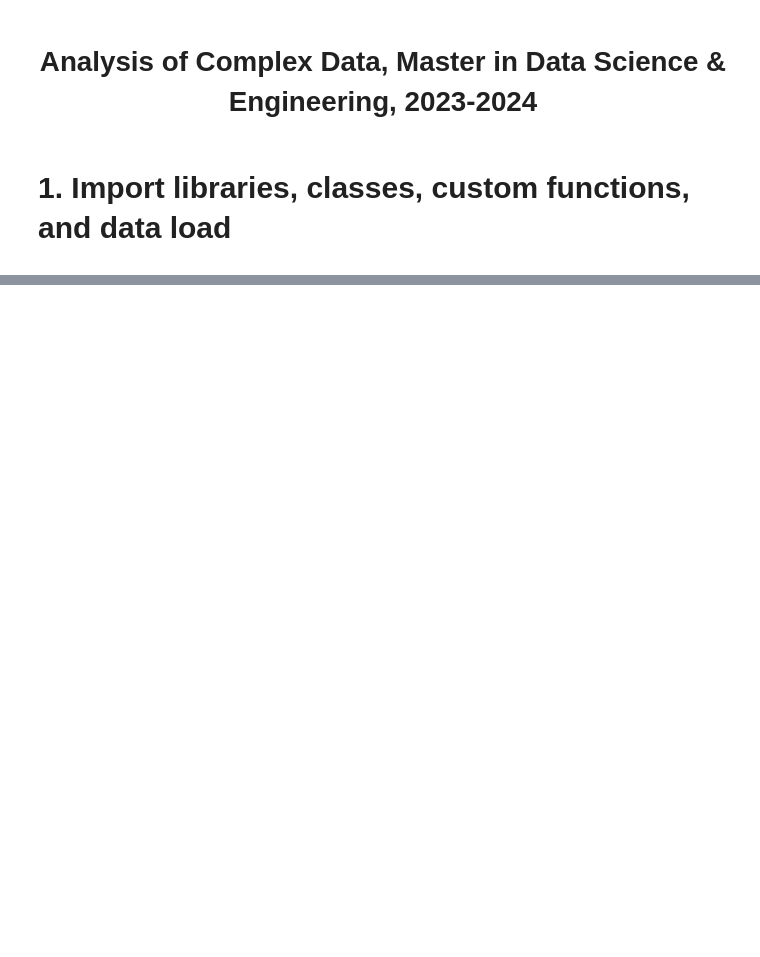
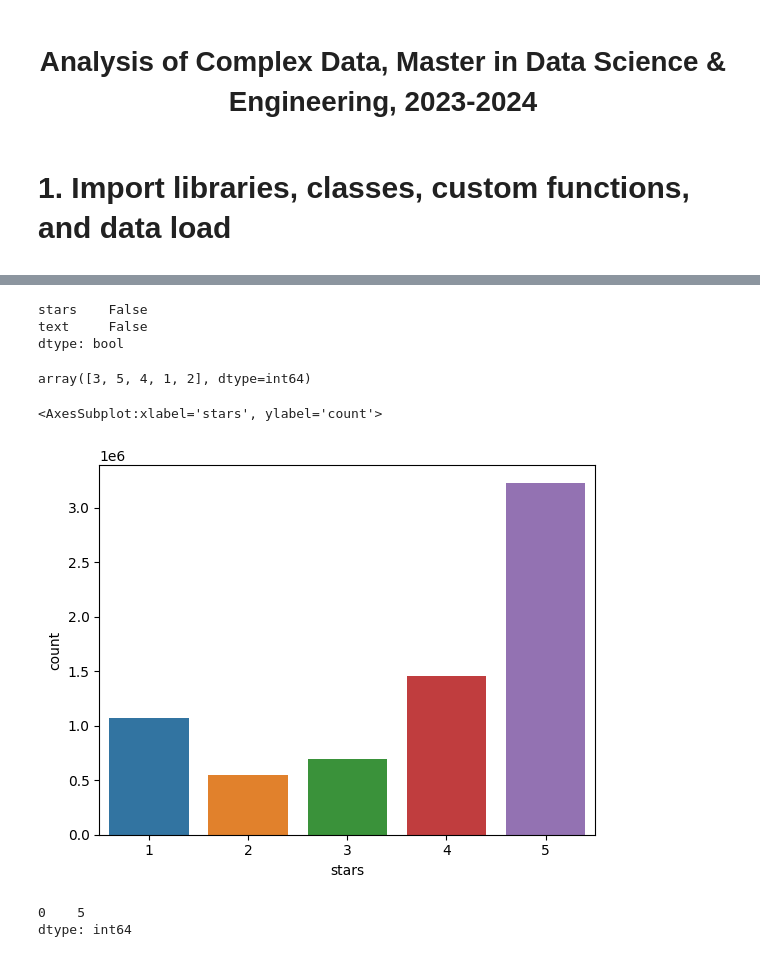
Before and after one commit to PPortela00/Recommendation-System---, a Jupyter notebook: NLP&TS/notebook.ipynb, the cells around one changed output, grey strips where cells are left out. Cells and saved outputs as stored; diff of their text form; code cells hidden in the pictures; blank space fills up the shorter version.

```diff
--- a/NLP&TS/notebook.ipynb
+++ b/NLP&TS/notebook.ipynb
@@ -61,0 +136,3 @@ Users DataFrame's head:
+# %%
+yelp_reviews=reviews.drop(['review_id','user_id','business_id','date','useful','funny','cool'],axis=1)
+yelp_reviews.head()
@@ -61,0 +146,20 @@ Users DataFrame's head:
+# %%
+yelp_reviews.isnull().any()
+# %% [output]
+stars    False
+text     False
+dtype: bool
+# %%
+yelp_reviews.stars.unique()
+# %% [output]
+array([3, 5, 4, 1, 2], dtype=int64)
+# %%
+sns.countplot(yelp_reviews.stars)
+# %% [output]
+<AxesSubplot:xlabel='stars', ylabel='count'>
+[figure, added]
+# %%
+yelp_reviews.stars.mode() # The data that is most to be sampled
+# %% [output]
+0    5
+dtype: int64
```
Also changed, not shown: parts of 50 cells of this notebook.
